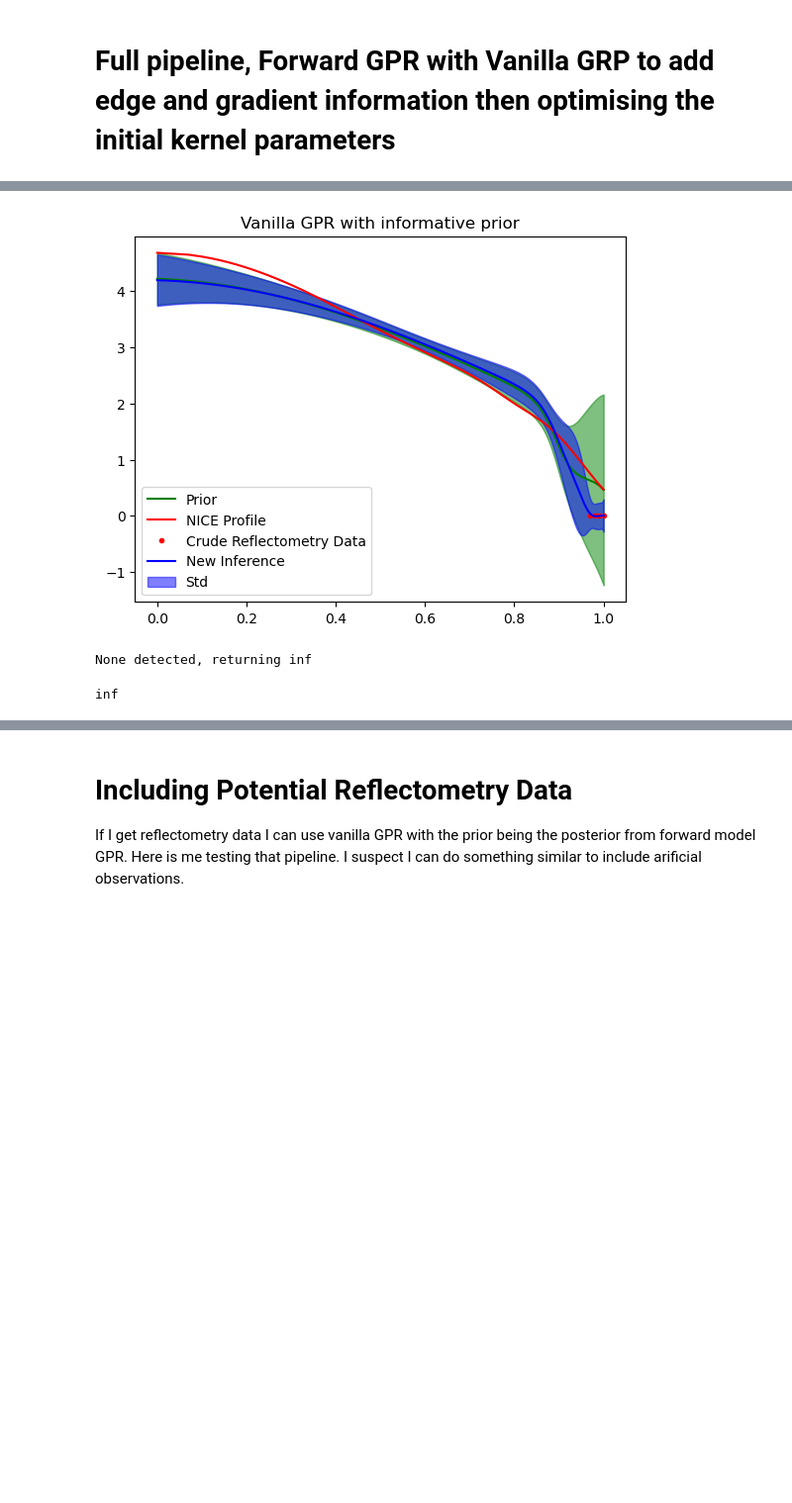
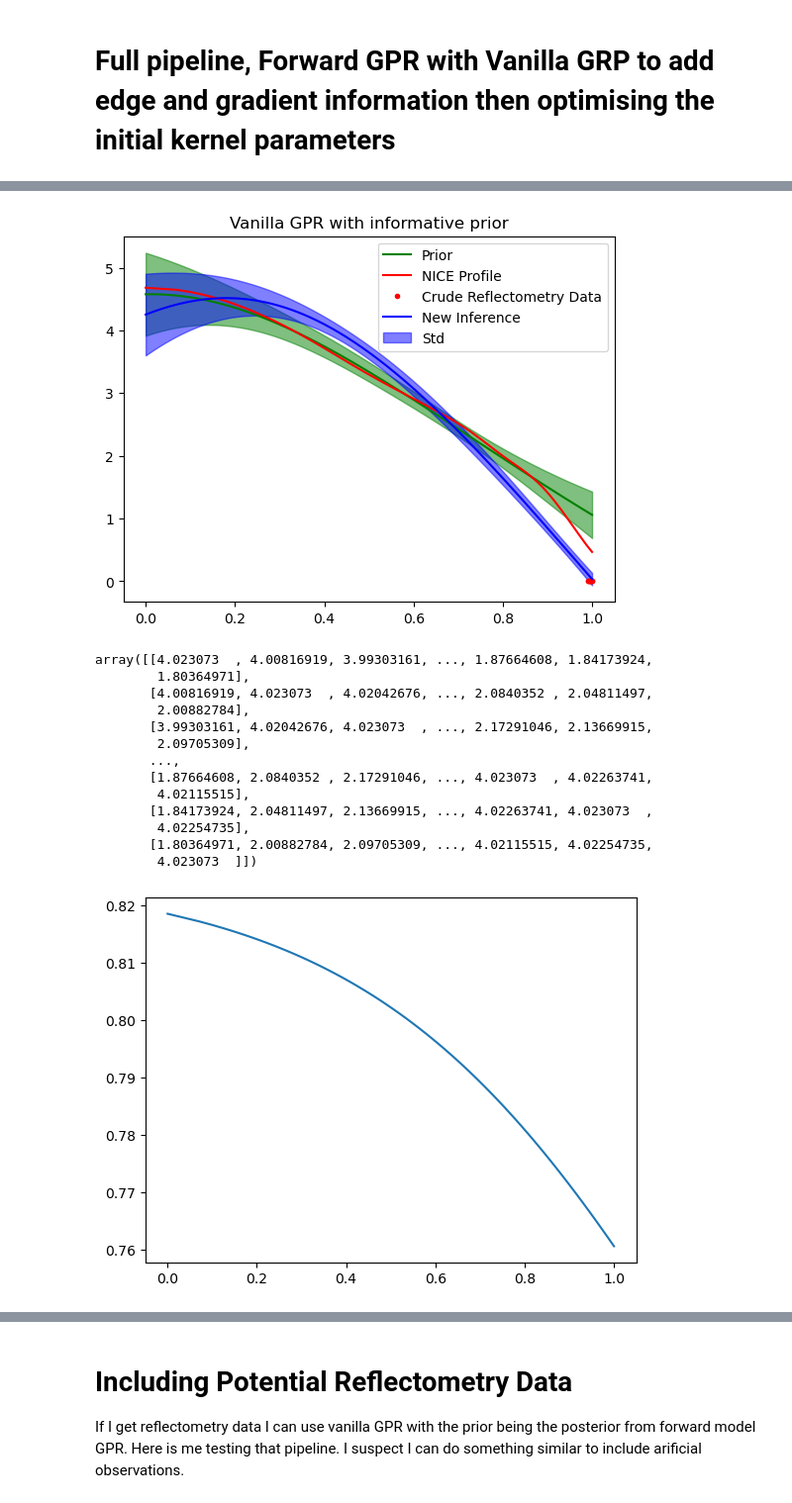
Before and after one commit to DanHarJor/Improving-Electron-Density-Profile-Inference-within-a-Tokamak-using-Bayesian-Techniques, a Jupyter notebook: RealEquillibriumInterferometry/SyntheticDataInterferometry.ipynb, the cells around one changed output, grey strips where cells are left out. Shown at 99% size. Saved outputs shown, nothing was run; the diff lists cells and outputs as text; code cells hidden in the pictures; blank space fills up the shorter version.

```diff
--- a/RealEquillibriumInterferometry/SyntheticDataInterferometry.ipynb
+++ b/RealEquillibriumInterferometry/SyntheticDataInterferometry.ipynb
@@ -63,7 +63,7 @@ The responce martix is applied to the NICE profile to generate ground truth data
 Some noise is added to the ground truth data to generate synthetic data.
 # %%
 EXP_ER = 0.03 #background noise order of magnitude
-M = len(interf.channels.compressed()) #number of channels
+interf_M = len(interf.channels.compressed()) #number of channels
 def data_gen(prof_1d, R):
     lid_true = R @ prof_1d
     lid_data = lid_true + np.random.normal(loc=0, scale=EXP_ER, size=len(lid_true))
@@ -330,23 +447,25 @@ def FullPipeMargeLi(params, plot=False):
     N=1000
     rho_test=np.linspace(0,1,N)
     prior_mu=np.zeros(N)
-    interf = ForwardGPR(rho_test=rho_test, lid_d=lid_d, lid_error=np.repeat(EXP_ER,M), Kernel=Kernel,
+    interf = ForwardGPR(rho_test=rho_test, lid_d=lid_d, lid_error=np.repeat(EXP_ER,interf_M), Kernel=Kernel,
                         initial_params=params, prior_mu=prior_mu)
-    interf.Infer(interf.initial_params)
-    marge_li_interf = interf.best_marge_li
+    interf.Infer(params)
     prior_cov = interf.post_cov
     prior_mu = interf.post_mu
-    add_artif_obvs = InformativeGradientVanillaGPR(x_test=rho_test, xd=np.array([1,0.999,0.998,0.997]), yd=np.array([0,0,0,0]),
-                    yd_noise=np.array([0.1,0.1,0.1,0.1]), prior_mu=prior_mu, prior_cov=prior_cov,
-                    xd_prime=np.array([0,0.001,0.002,0.003]), yd_prime=np.array([0,0,0,0]), yd_prime_noise=np.array([0.1,0.1,0.1,0.1]))
+    artif_M = 10
+    artif_obvs = InformativeGradientVanillaGPR(x_test=rho_test, xd=np.linspace(0.99,1,artif_M), yd=np.zeros(artif_M),
+                    yd_noise=np.repeat(0.1,artif_M), prior_mu=prior_mu, prior_cov=prior_cov,
+                    xd_prime=np.linspace(0,0.01,artif_M), yd_prime=np.zeros(artif_M), yd_prime_noise=np.repeat(0.1,artif_M))
+    artif_obvs.Infer()
 
-    add_artif_obvs.Infer()
-    if plot: add_artif_obvs.PlotInference()
-    marge_li_artif_obvs = add_artif_obvs.marge_li
-    if marge_li_interf == None or marge_li_artif_obvs == None:
+    if plot:
+        artif_obvs.PlotInference()
+    if interf.marge_li == None or artif_obvs.marge_li == None:
+        print("Interferometry MargeLi",interf.marge_li)
+        print("Artificilal Observations MargeLi",artif_obvs.marge_li)
         print("None detected, returning inf")
         return float('inf')
-    marge_li_combi = marge_li_interf + marge_li_artif_obvs
+    marge_li_combi = interf.marge_li * artif_obvs.marge_li
     return marge_li_combi
 
 # results = basinhopping(FullPipeMargeLi, x0=initial_params, niter=100)
@@ -379,7 +481,20 @@ inf
 # %%
-
-FullPipeMargeLi(best_params, plot=True)
+optuna_params = [9.975671089784278, 0.5862463896359733, 0.9993539382340135, 0.2600275757810972, 0.75722961]
+FullPipeMargeLi(optuna_params, plot=True)
+Kernel(rho_1d,results.x, plot=True)
 # %% [output]
-[figure, old version]
+[figure, new version]
-None detected, returning inf
+array([[4.023073  , 4.00816919, 3.99303161, ..., 1.87664608, 1.84173924,
+        1.80364971],
+       [4.00816919, 4.023073  , 4.02042676, ..., 2.0840352 , 2.04811497,
+        2.00882784],
+       [3.99303161, 4.02042676, 4.023073  , ..., 2.17291046, 2.13669915,
+        2.09705309],
+       ...,
+       [1.87664608, 2.0840352 , 2.17291046, ..., 4.023073  , 4.02263741,
+        4.02115515],
+       [1.84173924, 2.04811497, 2.13669915, ..., 4.02263741, 4.023073  ,
+        4.02254735],
+       [1.80364971, 2.00882784, 2.09705309, ..., 4.02115515, 4.02254735,
+        4.023073  ]])
-inf
+[figure, added]
```
Also changed, not shown: parts of 11 cells of this notebook.
